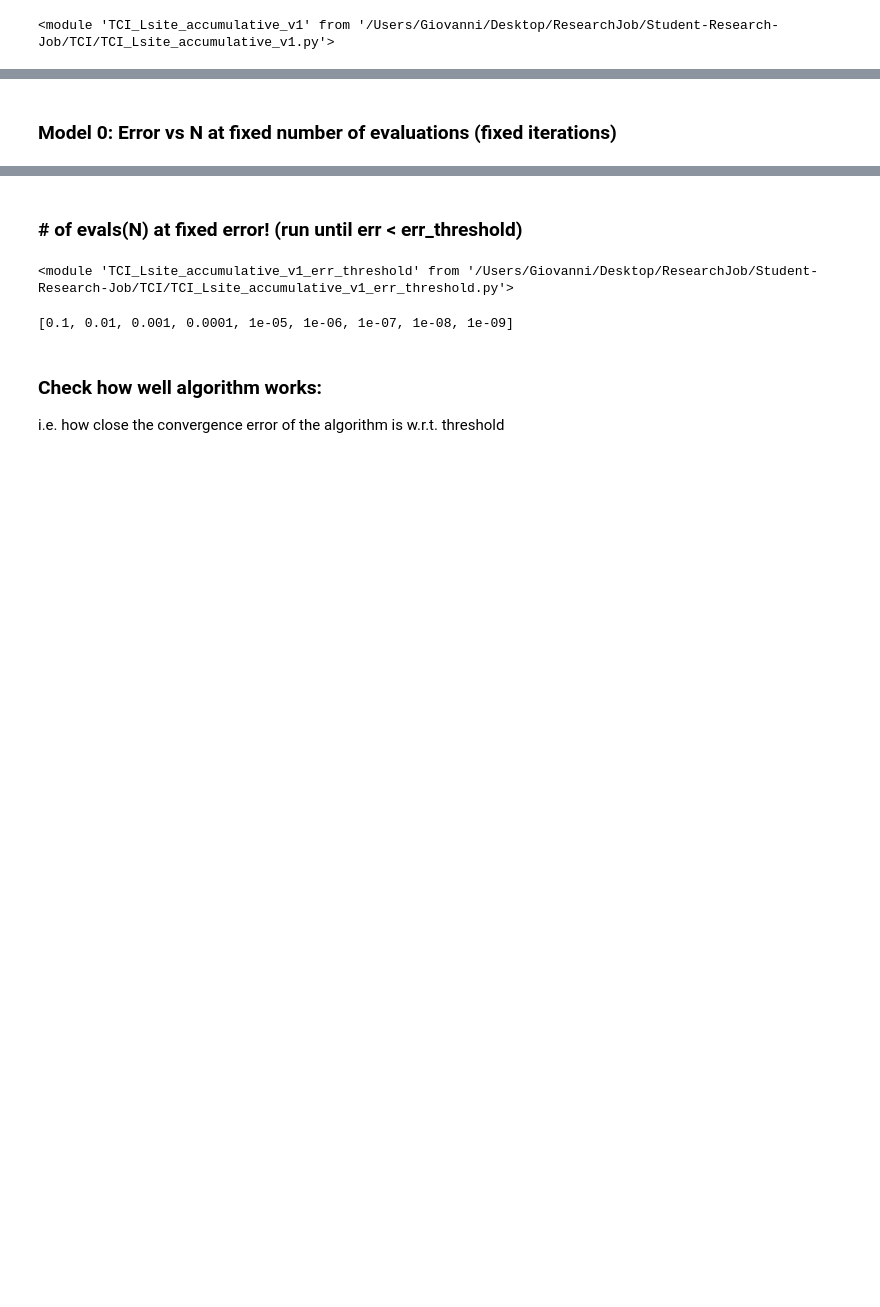
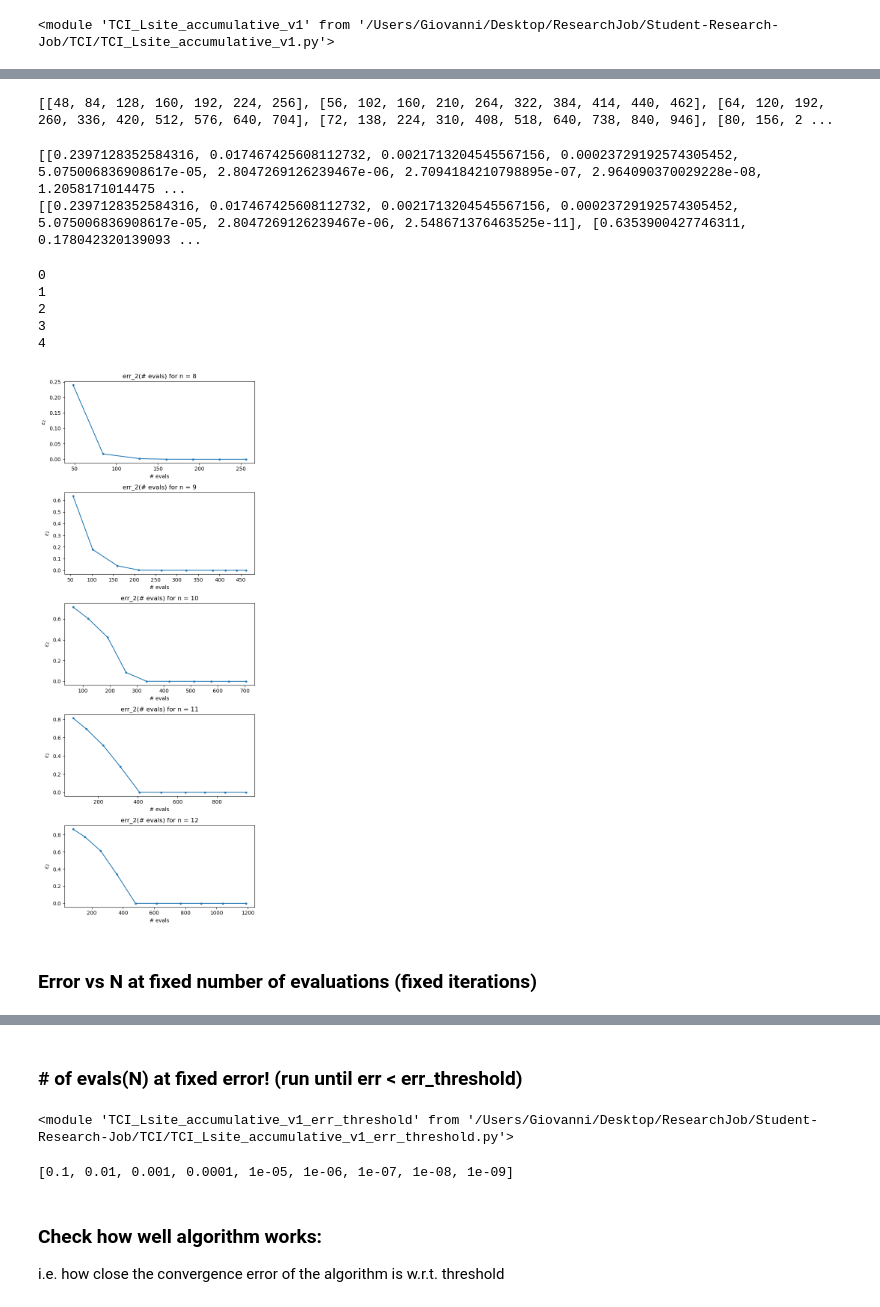
Before and after one commit to gconcheri/Student-Research-Job, a Jupyter notebook: Correlation_function/Corrfunc_LsiteaccumulativeTCI_relevant_plots.ipynb, the cells around one changed output, grey strips where cells are left out. Saved outputs shown, nothing was run; the diff lists cells and outputs as text; code cells hidden in the pictures; blank space fills up the shorter version.

```diff
--- a/Correlation_function/Corrfunc_LsiteaccumulativeTCI_relevant_plots.ipynb
+++ b/Correlation_function/Corrfunc_LsiteaccumulativeTCI_relevant_plots.ipynb
@@ -29,0 +76,14 @@ D = L
+# %%
+print(iterlist)
+print()
+print(err2list)
+print()
+print(evallist)
+
+evallist_transpose = [list(col) for col in zip(*evallist)]
+err2list_transpose = [list(col) for col in zip(*err2list)]
+print()
+print(evallist_transpose)
+print(err2list_transpose)
+
+#could have also used list(zip(*evallist)) but then each sublist is not a list but just a tuple
@@ -30,2 +99,35 @@ D = L
+# %%
+col_trimmed = evallist_transpose[0][:-3]
+evallist_transpose_trimmed = [col_trimmed] + [col for col in evallist_transpose[1:]]
+print(evallist_transpose_trimmed)
+# %% [output]
+[[48, 84, 128, 160, 192, 224, 256], [56, 102, 160, 210, 264, 322, 384, 414, 440, 462], [64, 120, 192, 260, 336, 420, 512, 576, 640, 704], [72, 138, 224, 310, 408, 518, 640, 738, 840, 946], [80, 156, 2 ...
+# %%
+print(err2list_transpose)
+col_trimmed_err = err2list_transpose[0][:(len(col_trimmed)-1)]
+col_trimmed_err.append(err2list_transpose[0][-1])
+err2list_transpose_trimmed = [col_trimmed_err] + [col for col in err2list_transpose[1:]]
+print(err2list_transpose_trimmed)
+# %% [output]
+[[0.2397128352584316, 0.017467425608112732, 0.0021713204545567156, 0.00023729192574305452, 5.075006836908617e-05, 2.8047269126239467e-06, 2.7094184210798895e-07, 2.964090370029228e-08, 1.2058171014475 ...
+[[0.2397128352584316, 0.017467425608112732, 0.0021713204545567156, 0.00023729192574305452, 5.075006836908617e-05, 2.8047269126239467e-06, 2.548671376463525e-11], [0.6353900427746311, 0.178042320139093 ...
+# %%
+fig, ax = plt.subplots(len(nlist), 1, figsize = (6, 3*len(nlist)))
+
+for idx, i in enumerate(nlist):
+    print(idx)
+    ax[idx].plot(evallist_transpose_trimmed[idx], err2list_transpose_trimmed[idx], '.-')
+    ax[idx].set(xlabel = '# evals', ylabel = r'$\epsilon_2$')
+    ax[idx].set_title(f'err_2(# evals) for n = {i}')
+
+#plt.plot(Nlist, [exp_func(N,11,6.9, 1) for N in Nlist])
+fig.tight_layout()
+# %% [output]
+0
+1
+2
+3
+4
+[figure, added]
 # %% [markdown]
-### Model 0: Error vs N at fixed number of evaluations (fixed iterations)
+### Error vs N at fixed number of evaluations (fixed iterations)
```
Also changed, not shown: parts of 12 cells of this notebook, 4 other files.
